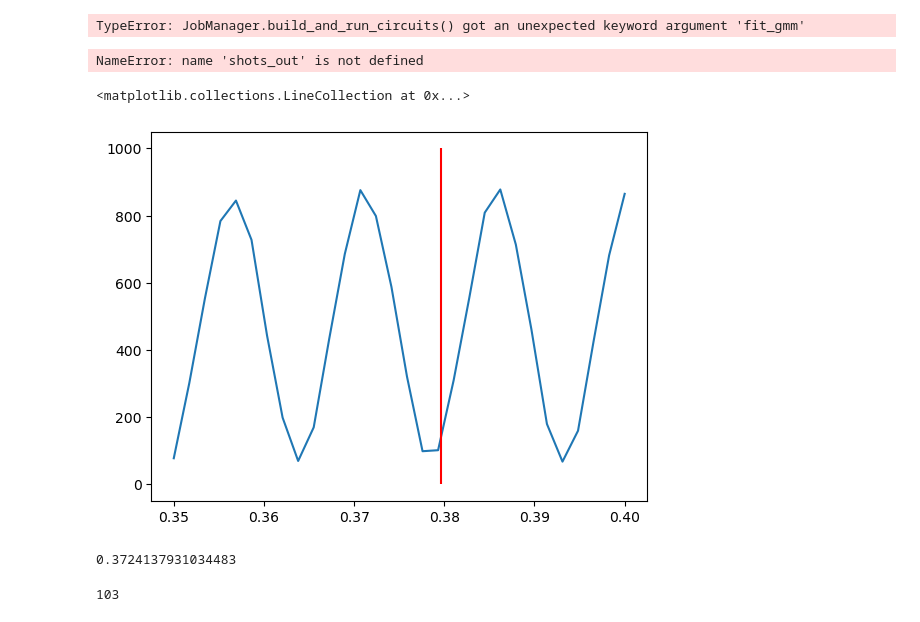
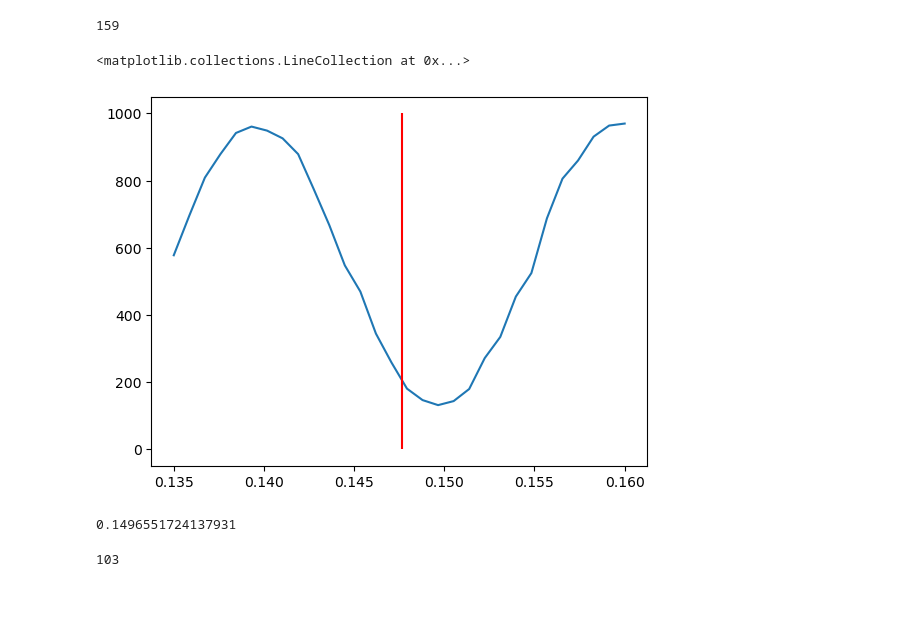
Before and after one commit to xianChunZeng/lblQubic, a Jupyter notebook: notebooks/stacking demo.ipynb, the cells around one changed output. Cells and saved outputs as stored; diff of their text form; code cells hidden in the pictures.

```diff
--- a/notebooks/stacking demo.ipynb
+++ b/notebooks/stacking demo.ipynb
@@ -18,13 +18,13 @@ chanmap = {'Q0':7,'Q2':1,'Q1':4,'Q3':3,'Q4':5,'Q5':6,'Q6':2}
 runner = rc.CircuitRunnerClient(ip='192.168.1.247')
 jobman = jm.JobManager(fpga_config, qchip, channel_config, runner)
 # %%
-def stack_circuit(n_x90, amp=None):
+def stack_circuit(n_x90, qubit, amp=None):
     if amp is None:
-        amp = qchip.gates['Q2X90'].contents[0].amp
+        amp = qchip.gates['{}X90'.format(qubit)].contents[0].amp
     circuit = [{'name': 'delay', 't': 400.e-6}]
     for i in range(n_x90):
-        circuit.append({'name': 'X90', 'qubit':['Q2'], 'modi': {(0, 'amp'): amp}})
-    circuit.append({'name': 'read', 'qubit': ['Q2']})
+        circuit.append({'name': 'X90', 'qubit':[qubit], 'modi': {(0, 'amp'): amp}})
+    circuit.append({'name': 'read', 'qubit': [qubit]})
     return circuit
 z_circuit = [
     {'name': 'delay', 't': 400.e-6},
@@ -36,31 +36,31 @@ z_circuit = [
 
 ]
 # %%
+qubit = 'Q3'
 #tc.run_assemble_stage(tc.run_compile_stage(stack_circuit(8), fpga_config, qchip), channel_config)
-shots_out = jobman.build_and_run_circuits([stack_circuit(6)], 1000, outputs=['shots'], fit_gmm=True)['shots']
+shots_out = jobman.build_and_run_circuits([stack_circuit(2, qubit)], 1000, outputs=['shots'], fit_gmm=False)['shots']
-# %% [output]
-TypeError: JobManager.build_and_run_circuits() got an unexpected keyword argument 'fit_gmm'
 # %%
-np.sum(shots_out['Q2'])
+#np.sum(shots_out['Q3'])
+#jobman.gmm_manager.set_labels_maxtomin(shots_out, [1, 0])
 # %% [output]
-NameError: name 'shots_out' is not defined
+159
 # %%
 nones = []
-amps = np.linspace(0.35, 0.40, 30)
+amps = np.linspace(0.135, 0.16, 30)
 for amp in amps:
-    shots_out = jobman.build_and_run_circuits([stack_circuit(102, amp)],
+    shots_out = jobman.build_and_run_circuits([stack_circuit(30, qubit, amp)],
                                                      1000, outputs=['shots'], fit_gmm=False)['shots']
-    nones.append(np.sum(shots_out['Q2']))
+    nones.append(np.sum(shots_out['Q3']))
 # %%
 plt.plot(amps, nones)
-plt.vlines(qchip.gates['Q2X90'].contents[0].amp, 0, 1000, colors='r')
+plt.vlines(qchip.gates['Q3X90'].contents[0].amp, 0, 1000, colors='r')
 # %% [output]
 <matplotlib.collections.LineCollection at 0x...>
-[figure, old version]
+[figure, new version]
 # %%
-amps[np.argmax(nones)]
+amps[np.argmin(nones)]
 # %% [output]
-0.3724137931034483
+0.1496551724137931
 # %%
 shots_out = jobman.build_and_run_circuits([z_circuit], 1000, outputs=['shots'])['shots']
 # %%
```
Also changed, not shown: 3 other files.
